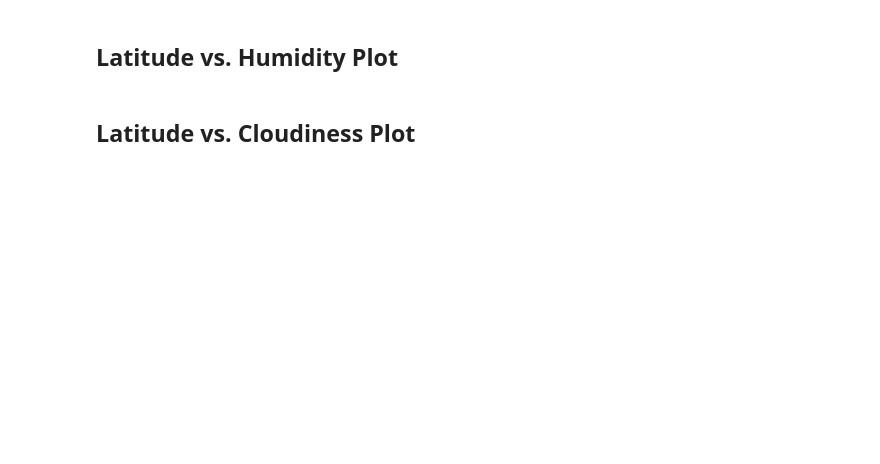
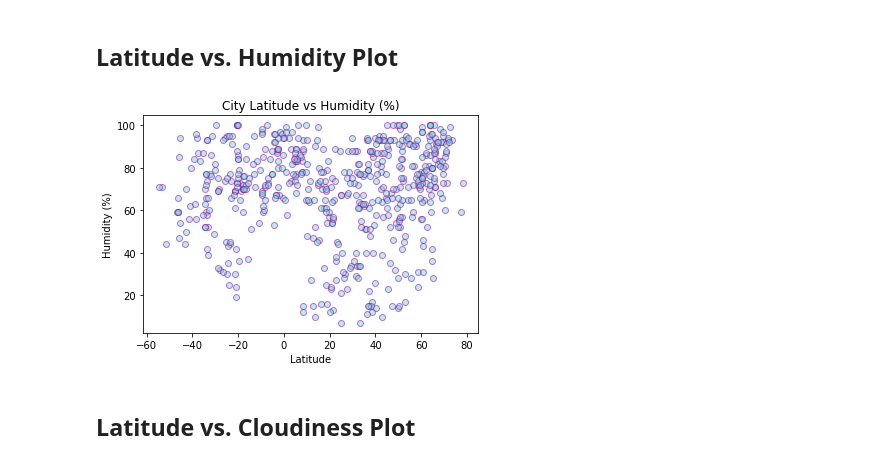
Before and after one commit to mgeorgic/Python-API-Weather, a Jupyter notebook: Code/WeatherPy.ipynb, the cells around one changed output. Drawn from its saved outputs; the diff is of its cells as text; code cells hidden in the pictures; blank space fills up the shorter version.

```diff
--- a/Code/WeatherPy.ipynb
+++ b/Code/WeatherPy.ipynb
@@ -183,15 +204,15 @@ plt.show()
 # %% [markdown]
 ## Latitude vs. Humidity Plot
 # %%
-plt.scatter(city_weather_df["Lat"], city_weather_df["Humidity"], alpha=.5, facecolors= "skyblue", edgecolors="black", markers= "o")
-plt.title(f"City Latitude vs. Humidity")
-plt.xlabel("Latitude ($^\circ$)")
+plt.scatter(pd.to_numeric(city_weather["Latitude"]).astype(float), pd.to_numeric(city_weather["Humidity (%)"]).astype(float), facecolors="skyblue", edgecolors="purple", alpha = 0.5)
+plt.xlabel("Latitude")
 plt.ylabel("Humidity (%)")
-plt.grid(True)
-plt.tight_layout()
+plt.title(f"City Latitude vs Humidity (%) 4/15/2021")
 
 plt.savefig("../Images/LatvsHumidity.png")
 plt.show()
+# %% [output]
+[figure, added]
 # %% [markdown]
 ## Latitude vs. Cloudiness Plot
 # %%
```
Also changed, not shown: parts of 12 cells of this notebook.
